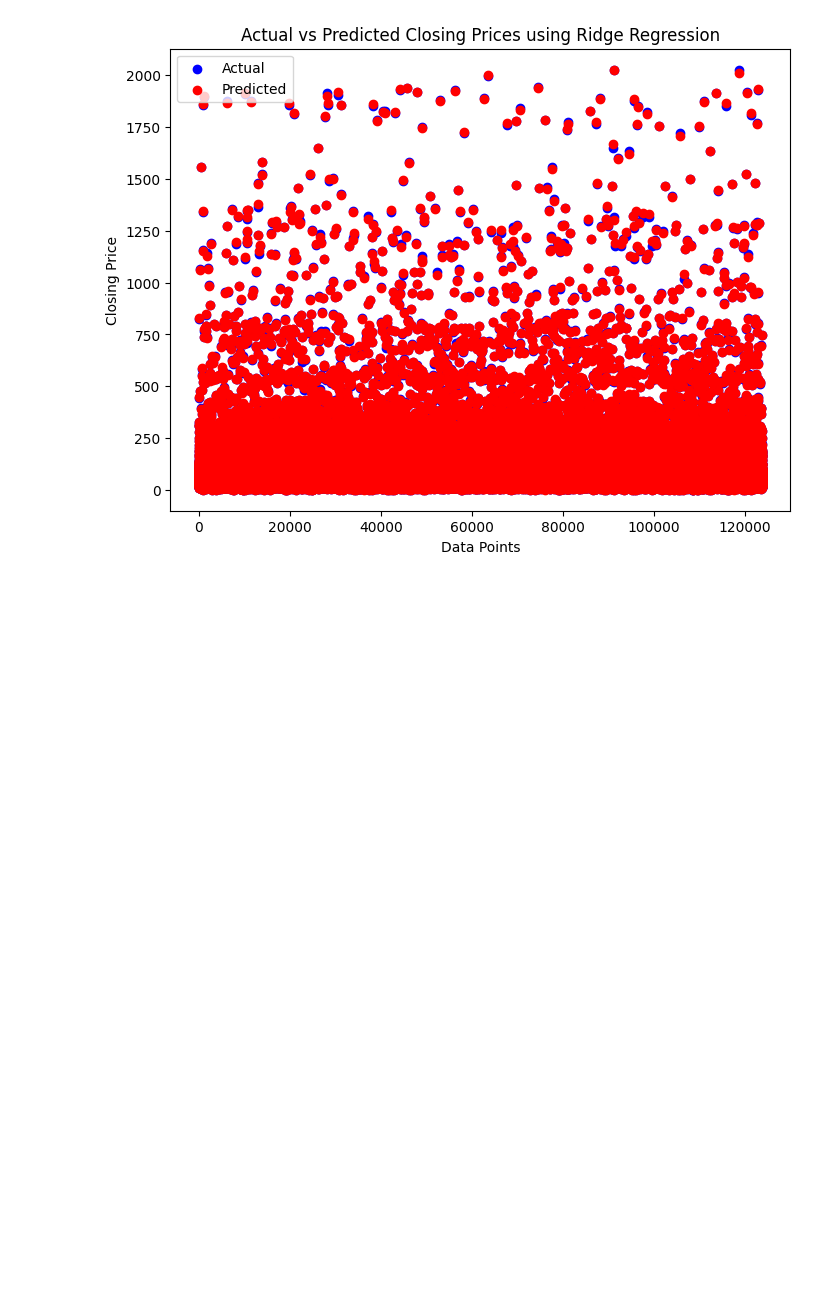
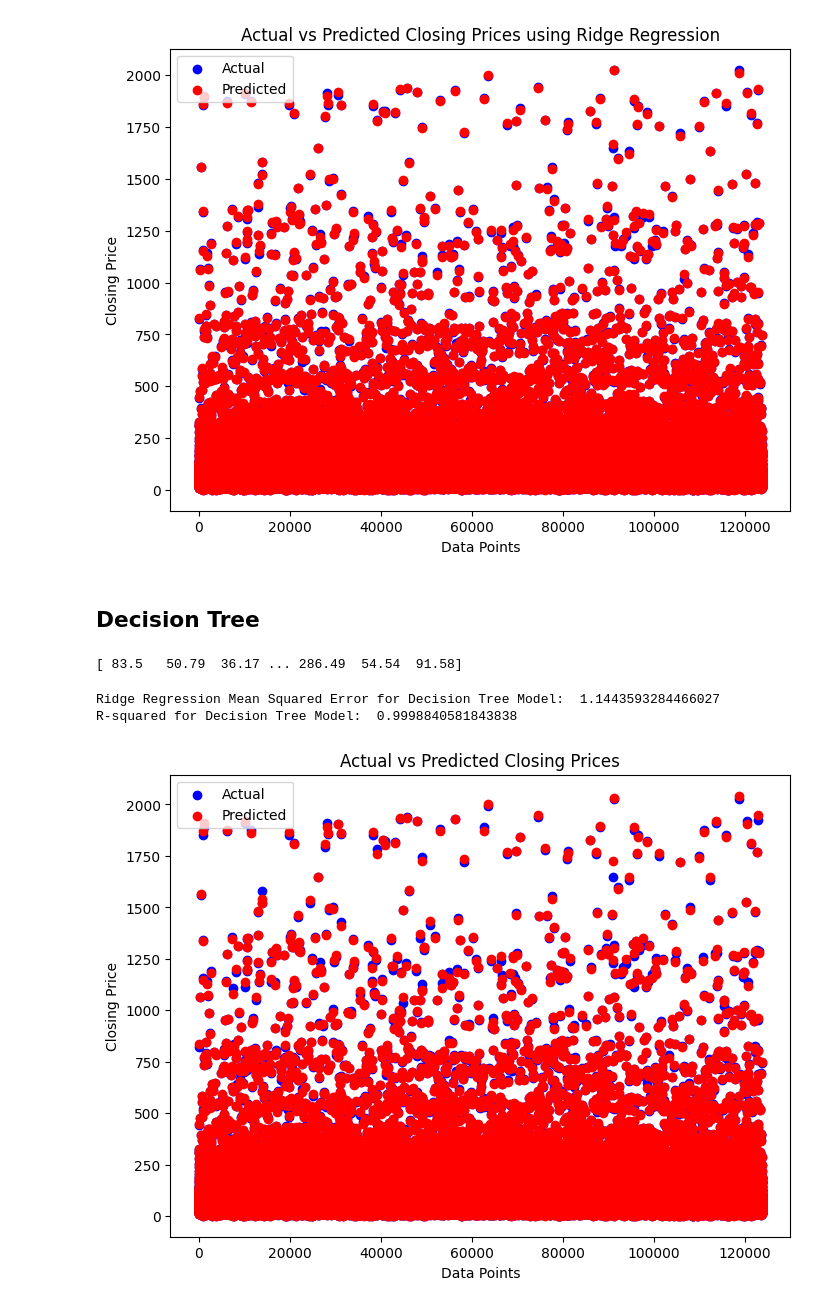
Before and after one commit to paarthvisharma/StockPricePrediction, a Jupyter notebook: StockPrediction.ipynb, the cells around one changed output. Cells and saved outputs as stored; diff of their text form; code cells hidden in the pictures; blank space fills up the shorter version.

Commit message:
Decision Trees

```diff
--- a/StockPrediction.ipynb
+++ b/StockPrediction.ipynb
@@ -275,3 +281,35 @@ plt.legend()
 plt.show()
 # %% [output]
 [figure]
+# %% [markdown]
+## Decision Tree
+# %%
+# Building and fitting the Decision Tree  Model
+decisionTree = DecisionTreeRegressor(random_state=42)
+decisionTree.fit(X_train, y_train)
+y_pred_dt = decisionTree.predict(X_test)
+print(y_pred_dt)
+# %% [output]
+[ 83.5   50.79  36.17 ... 286.49  54.54  91.58]
+# %%
+# Calculating metrics
+mse_dt = mean_squared_error(y_test, y_pred_dt)
+r2_dt = r2_score(y_test, y_pred_dt)
+
+print("Ridge Regression Mean Squared Error for Decision Tree Model: ", mse_dt)
+print("R-squared for Decision Tree Model: ", r2_dt )
+# %% [output]
+Ridge Regression Mean Squared Error for Decision Tree Model:  1.1443593284466027
+R-squared for Decision Tree Model:  0.9998840581843838
+# %%
+# Visualization
+plt.figure(figsize=(8,6))
+plt.scatter(range(len(y_test)), y_test, color='blue', label='Actual')
+plt.scatter(range(len(y_pred_dt)), y_pred_dt, color='red', label='Predicted')
+plt.title("Actual vs Predicted Closing Prices")
+plt.xlabel("Data Points")
+plt.ylabel("Closing Price")
+plt.legend()
+plt.show()
+# %% [output]
+[figure, added]
```
Also changed, not shown: parts of 3 cells of this notebook.
